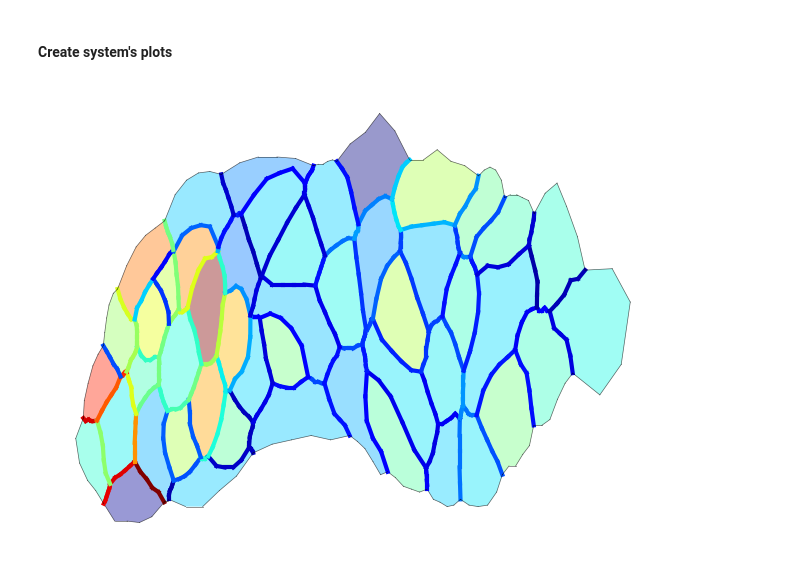
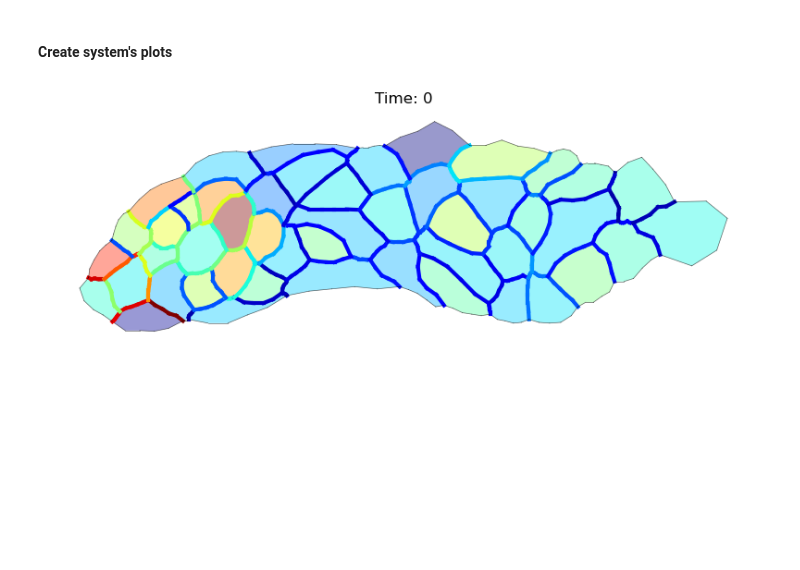
Before and after one commit to borgesaugusto/forsys, a Jupyter notebook: examples/static_in_vivo.ipynb, the cells around one changed output. Saved outputs shown, nothing was run; the diff lists cells and outputs as text; code cells hidden in the pictures; blank space fills up the shorter version.

```diff
--- a/examples/static_in_vivo.ipynb
+++ b/examples/static_in_vivo.ipynb
@@ -45,10 +59,17 @@ forsys.solve_pressure(when=0, method="lagrange_pressure")
 # %% [markdown]
 #### Create system's plots
 # %%
-fig, ax = fs.plot.plot_inference(forsys.frames[0],
+fig, ax = plt.subplots(1, 1, figsize=(8, 3 ))
+
+fs.plot.plot_inference(forsys.frames[0],
                                  normalized="max",
                                  mirror_y=False,
                                  colorbar=False,
-                                 pressure=True)
+                                 pressure=True,
+                                 ax=ax)
+ax.set_title(f"Time: {0}")
+ax.axis("off")
+plt.tight_layout()
+plt.show()
 # %% [output]
-[figure, old version]
+[figure, new version]
```
Also changed, not shown: parts of 3 cells of this notebook, 3 other files.
